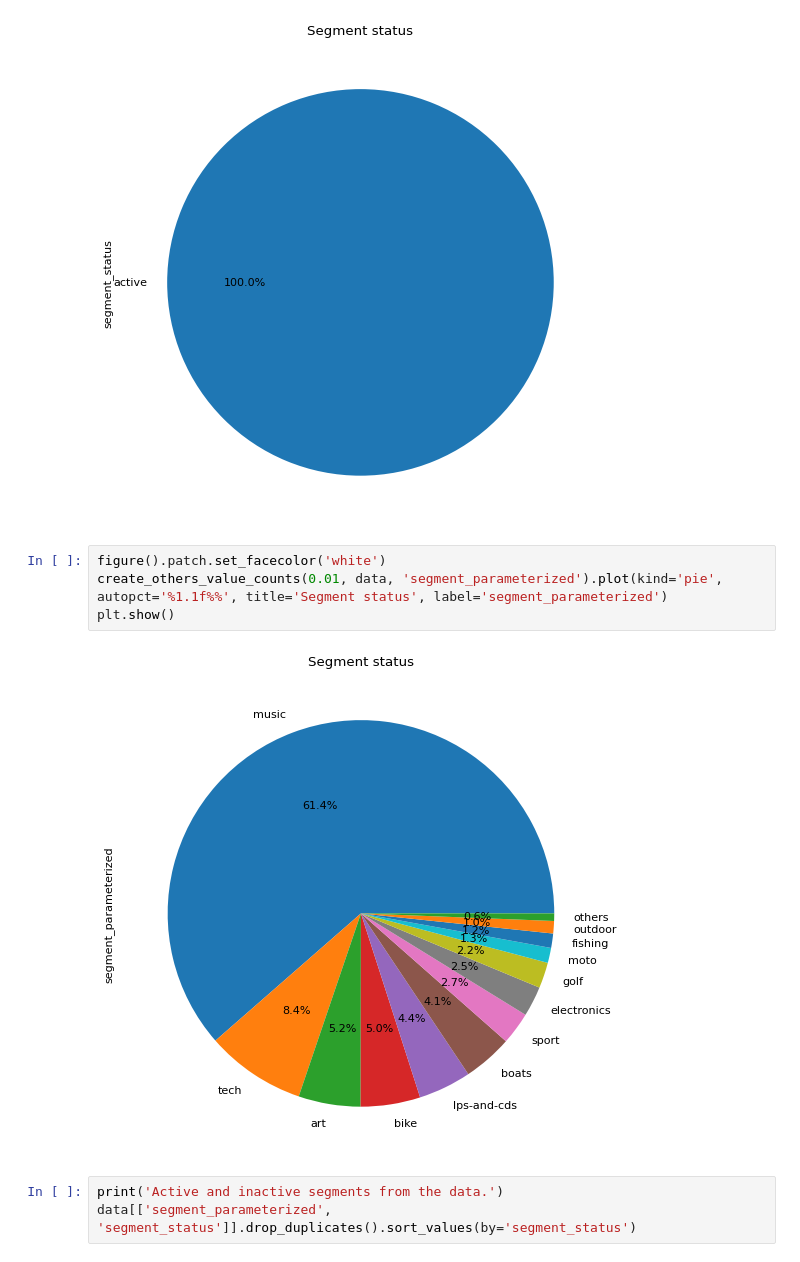
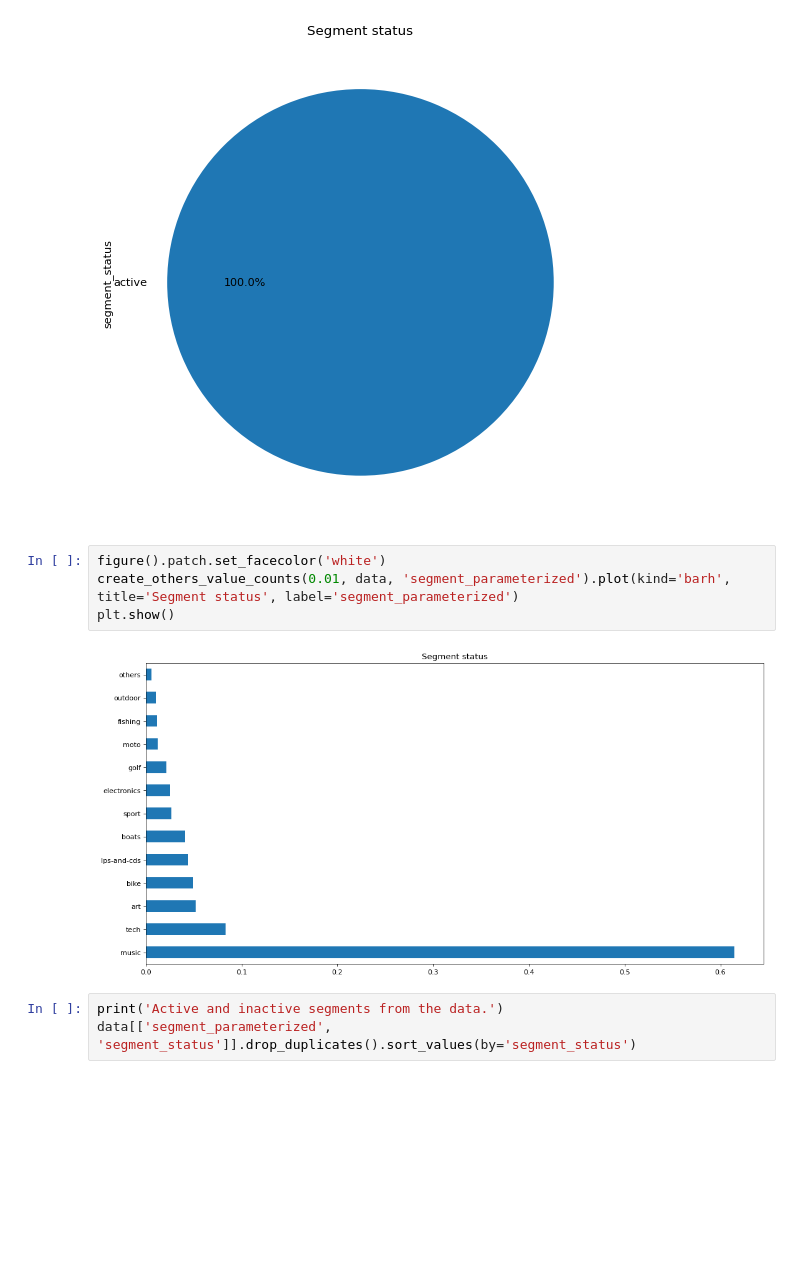
Before and after one commit to xSchon/BP, a Jupyter notebook: 01.EDA.ipynb, the cells around one changed output. Saved outputs shown, nothing was run; the diff lists cells and outputs as text; blank space fills up the shorter version.

```diff
--- a/01.EDA.ipynb
+++ b/01.EDA.ipynb
@@ -613,10 +646,10 @@ plt.show()
 [figure]
 # %%
 figure().patch.set_facecolor('white')
-create_others_value_counts(0.01, data, 'segment_parameterized').plot(kind='pie', autopct='%1.1f%%', title='Segment status', label='segment_parameterized')
+create_others_value_counts(0.01, data, 'segment_parameterized').plot(kind='barh', title='Segment status', label='segment_parameterized')
 plt.show()
 # %% [output]
-[figure, old version]
+[figure, new version]
 # %%
 print('Active and inactive segments from the data.')
 data[['segment_parameterized', 'segment_status']].drop_duplicates().sort_values(by='segment_status')
```
Also changed, not shown: parts of 23 cells of this notebook, 5 other files.
